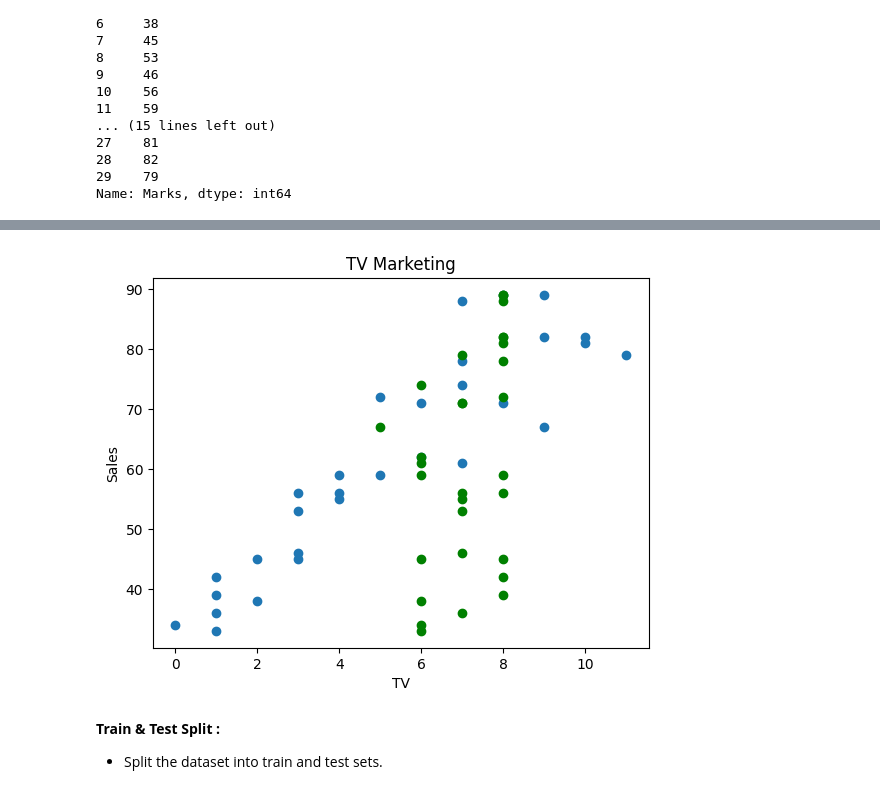
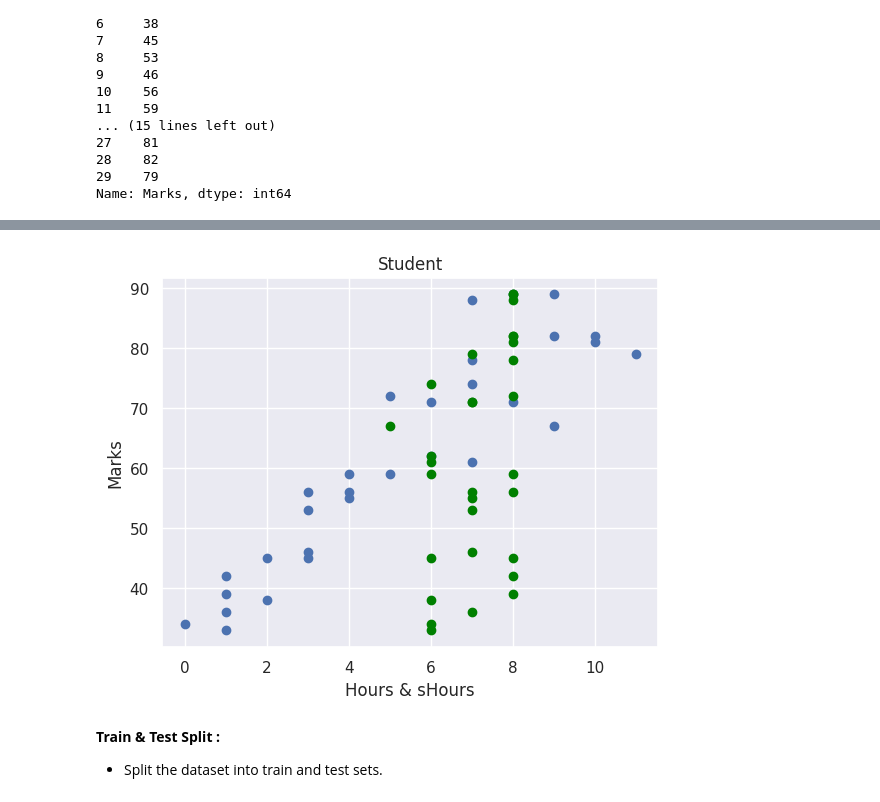
Before and after one commit to Ranjith5720/Regression_Models, a Jupyter notebook: Multi_Linear_Regression.ipynb, the cells around one changed output, grey strips where cells are left out. Drawn from its saved outputs; the diff is of its cells as text; code cells hidden in the pictures.

```diff
--- a/Multi_Linear_Regression.ipynb
+++ b/Multi_Linear_Regression.ipynb
@@ -20,7 +20,7 @@ Saving MLR.csv to MLR.csv
 # %%
 # Convert dataset to dataframe
 
-df = pd.read_csv('MLR.csv')
+df = pd.read_csv('Students.csv')
 df
 # %% [output]
 |  | Hours | sHours | Marks |
@@ -143,6 +150,9 @@ sHours    0
 Marks     0
 dtype: int64
 # %%
+# find outlier using boxplot
+
+sns.set_theme()
 sns.boxplot(df)
 plt.show()
 # %% [output]
@@ -216,14 +252,14 @@ Name: Marks, dtype: int64
 # %%
 # Visualize the data using scatter plot
 
 plt.scatter(x['Hours'],y)
 plt.scatter(x['sHours'],y,color = 'green')
-plt.title('TV Marketing')
-plt.xlabel('TV')
-plt.ylabel('Sales')
+plt.title('Student')
+plt.xlabel('Hours & sHours')
+plt.ylabel('Marks')
 plt.show()
 # %% [output]
-[figure, old version]
+[figure, new version]
 # %% [markdown]
 **Train & Test Split :**
 
```
Also changed, not shown: parts of 23 cells of this notebook.
